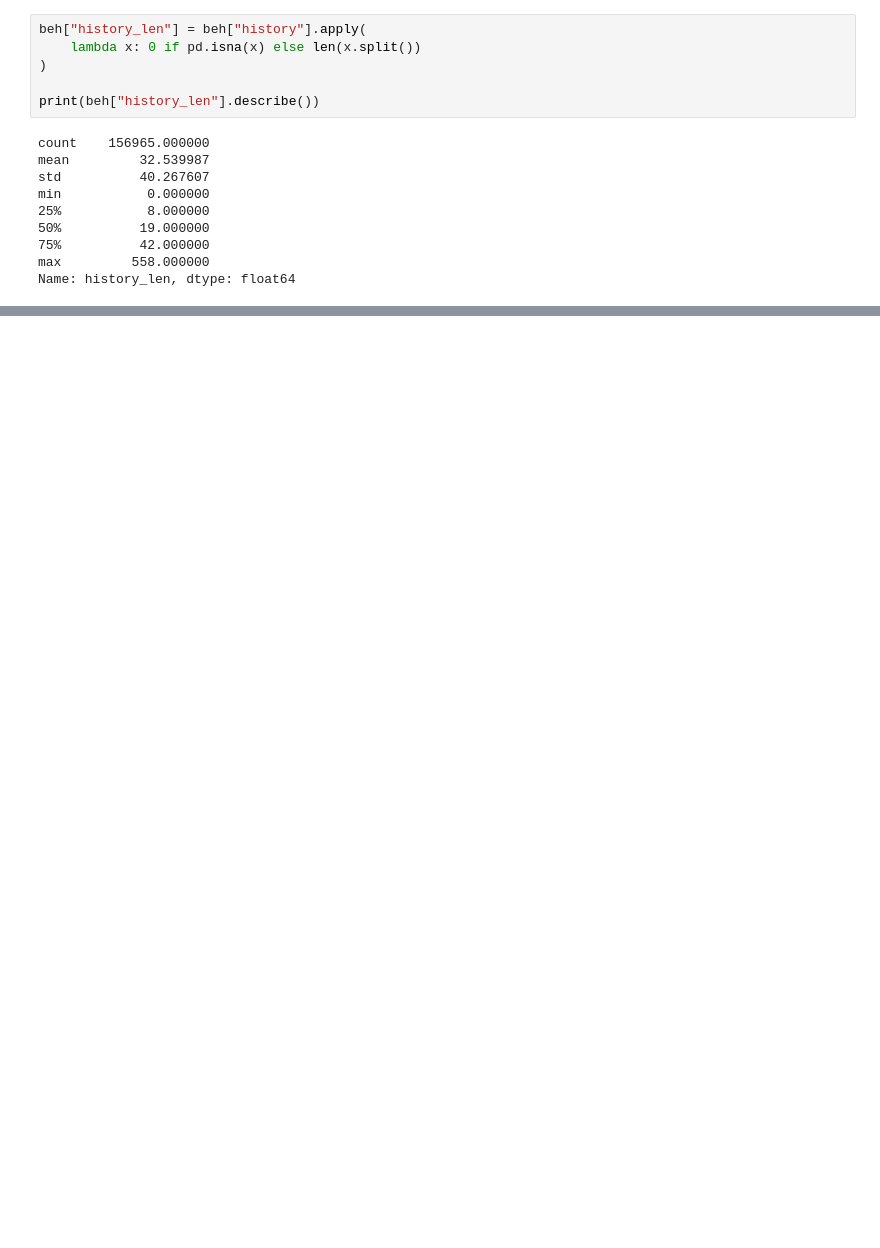
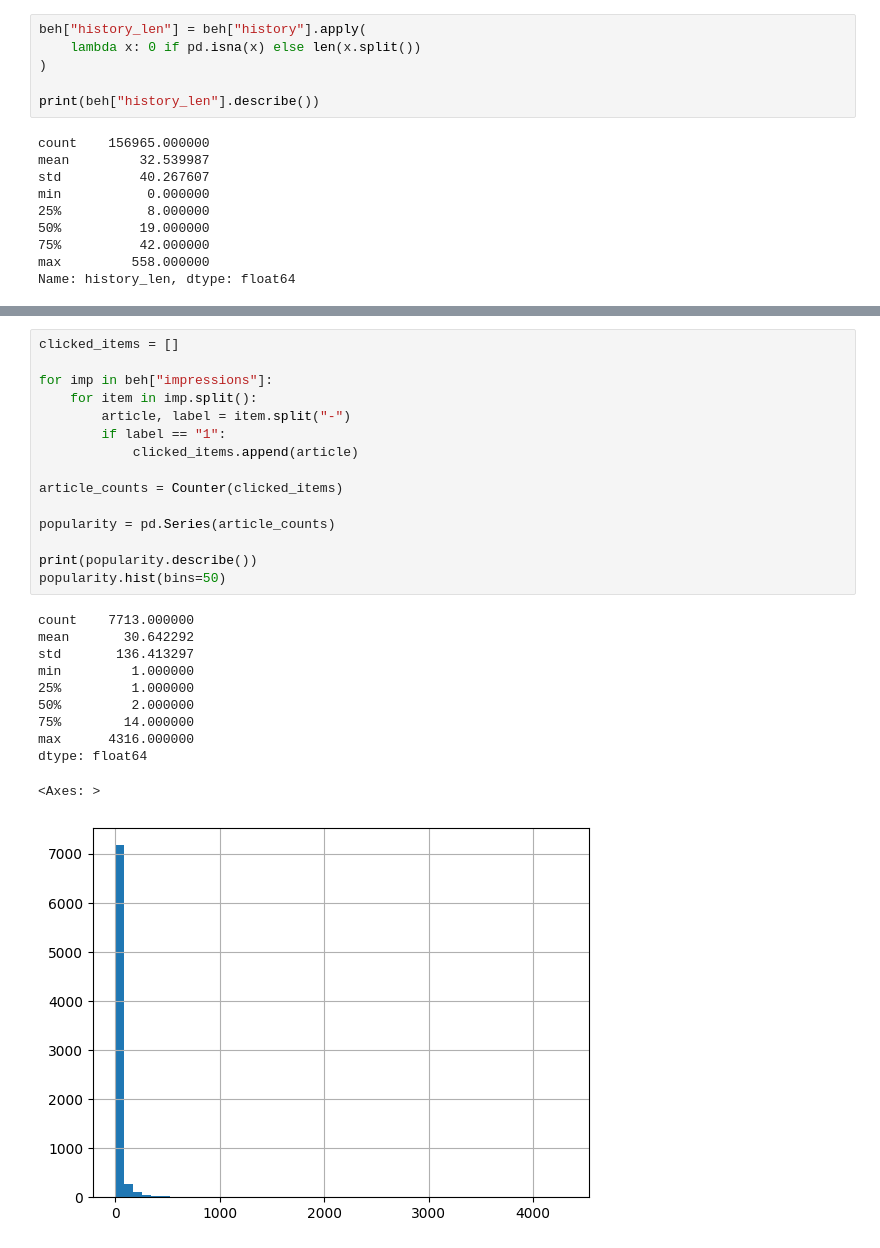
Before and after one commit to GisleGaren/AnbSysProsjekt, a Jupyter notebook: recommender/data_exploration.ipynb, the cells around one changed output, grey strips where cells are left out. Cells and saved outputs as stored; diff of their text form; blank space fills up the shorter version.

```diff
--- a/recommender/data_exploration.ipynb
+++ b/recommender/data_exploration.ipynb
@@ -260,0 +309,27 @@ Name: history_len, dtype: float64
+# %%
+clicked_items = []
+
+for imp in beh["impressions"]:
+    for item in imp.split():
+        article, label = item.split("-")
+        if label == "1":
+            clicked_items.append(article)
+
+article_counts = Counter(clicked_items)
+
+popularity = pd.Series(article_counts)
+
+print(popularity.describe())
+popularity.hist(bins=50)
+# %% [output]
+count    7713.000000
+mean       30.642292
+std       136.413297
+min         1.000000
+25%         1.000000
+50%         2.000000
+75%        14.000000
+max      4316.000000
+dtype: float64
+<Axes: >
+[figure, added]
```
Also changed, not shown: parts of 28 cells of this notebook.
